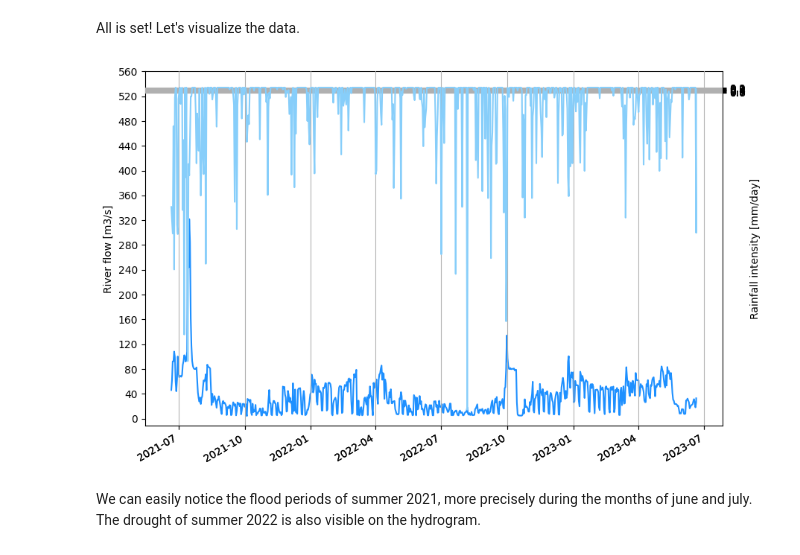
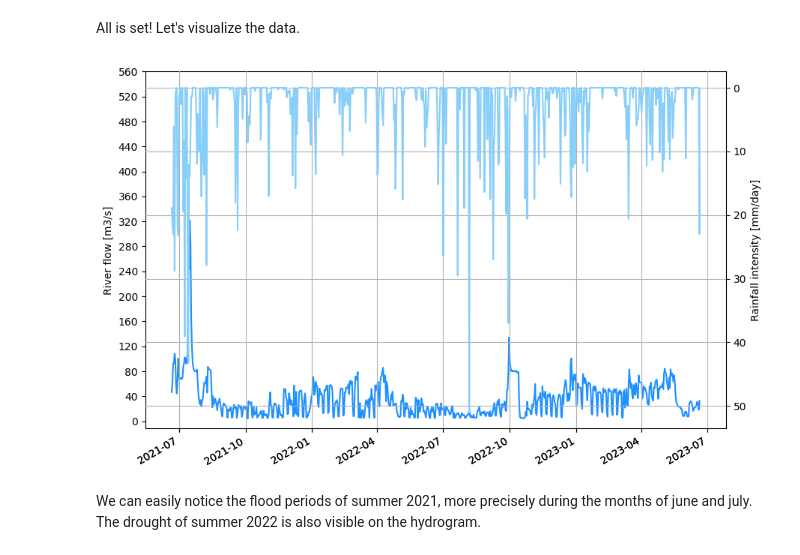
Before and after one commit to Lilian1510/ExistenzAPIFetcher, a Jupyter notebook: examples/rainfall_runoff.ipynb, the cells around one changed output. Saved outputs shown, nothing was run; the diff lists cells and outputs as text; code cells hidden in the pictures.

Commit message:
fixed hyetogram plot issue

```diff
--- a/examples/rainfall_runoff.ipynb
+++ b/examples/rainfall_runoff.ipynb
@@ -33,34 +33,34 @@ import numpy as np
 fig = plt.figure(figsize=(10,7))
 
 ax = fig.add_subplot(111, label="1")
 ax2 = fig.add_subplot(111, label="2", frame_on=False)
 
 # Hydrogram
 ax.plot(hydro_df['_value'], color="dodgerblue")
 ax.set_ylabel("River flow [m3/s]")
 ax.tick_params(axis='x')
 ax.tick_params(axis='y')
 ax.set_yticks(ticks=range(0, 600, 40), minor=False)
 
 # Hyetogram
 ax2.plot(rain_df['_value'], color="lightskyblue")
 ax2.yaxis.tick_right()
 ax2.set_ylabel("Rainfall intensity [mm/day]")
 ax2.xaxis.set_label_position('top')
 ax2.yaxis.set_label_position('right')
 ax2.tick_params(axis='x')
 ax2.tick_params(axis='y')
-ax2.set_yticks(np.linspace(0, 0.8, 9), minor=False)
+#ax2.set_yticks(np.linspace(0, 0.8, 9), minor=False)
 plt.gca().invert_yaxis()
 
 fig.autofmt_xdate()
 plt.grid('on')
 
 # Save plot
 # plt.savefig("Sarine.png")
 
 plt.show()
 # %% [output]
-[figure, old version]
+[figure, new version]
 # %% [markdown]
 We can easily notice the flood periods of summer 2021, more precisely during the months of june and july. The drought of summer 2022 is also visible on the hydrogram.
```
